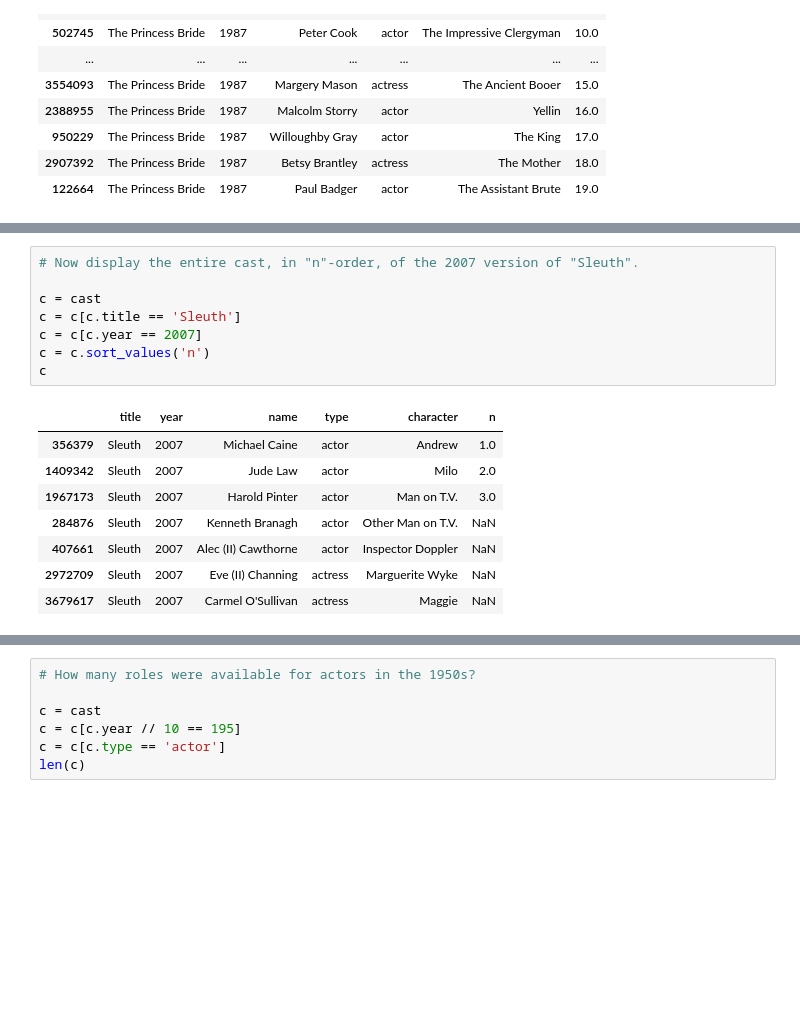
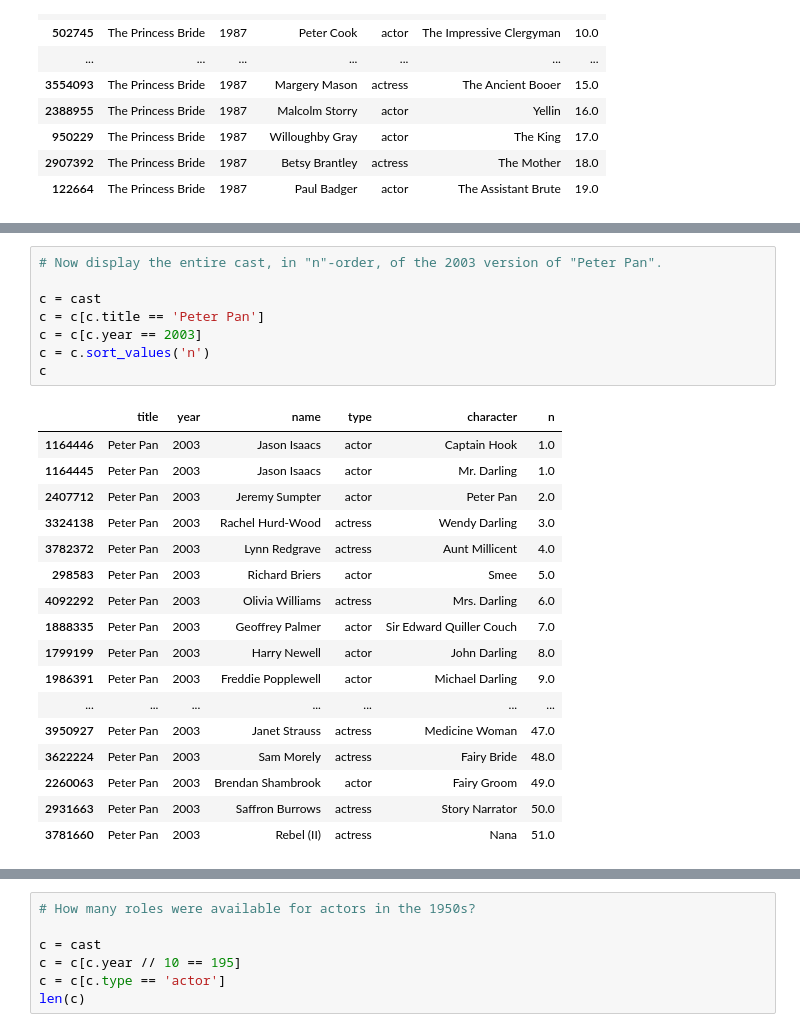
Before and after one commit to nonZero/pycon-pandas-tutorial, a Jupyter notebook: Solutions-1.ipynb, the cells around one changed output, grey strips where cells are left out. Saved outputs shown, nothing was run; the diff lists cells and outputs as text; blank space fills up the shorter version.

```diff
--- a/Solutions-1.ipynb
+++ b/Solutions-1.ipynb
@@ -175,17 +185,26 @@ c
 # %%
-# Now display the entire cast, in "n"-order, of the 2007 version of "Sleuth".
+# Now display the entire cast, in "n"-order, of the 2003 version of "Peter Pan".
 
 c = cast
-c = c[c.title == 'Sleuth']
-c = c[c.year == 2007]
+c = c[c.title == 'Peter Pan']
+c = c[c.year == 2003]
 c = c.sort_values('n')
 c
 # %% [output]
 |  | title | year | name | type | character | n |
-| 356379 | Sleuth | 2007 | Michael Caine | actor | Andrew | 1.0 |
-| 1409342 | Sleuth | 2007 | Jude Law | actor | Milo | 2.0 |
-| 1967173 | Sleuth | 2007 | Harold Pinter | actor | Man on T.V. | 3.0 |
-| 284876 | Sleuth | 2007 | Kenneth Branagh | actor | Other Man on T.V. | NaN |
-| 407661 | Sleuth | 2007 | Alec (II) Cawthorne | actor | Inspector Doppler | NaN |
-| 2972709 | Sleuth | 2007 | Eve (II) Channing | actress | Marguerite Wyke | NaN |
-| 3679617 | Sleuth | 2007 | Carmel O'Sullivan | actress | Maggie | NaN |
+| 1164446 | Peter Pan | 2003 | Jason Isaacs | actor | Captain Hook | 1.0 |
+| 1164445 | Peter Pan | 2003 | Jason Isaacs | actor | Mr. Darling | 1.0 |
+| 2407712 | Peter Pan | 2003 | Jeremy Sumpter | actor | Peter Pan | 2.0 |
+| 3324138 | Peter Pan | 2003 | Rachel Hurd-Wood | actress | Wendy Darling | 3.0 |
+| 3782372 | Peter Pan | 2003 | Lynn Redgrave | actress | Aunt Millicent | 4.0 |
+| 298583 | Peter Pan | 2003 | Richard Briers | actor | Smee | 5.0 |
+| 4092292 | Peter Pan | 2003 | Olivia Williams | actress | Mrs. Darling | 6.0 |
+| 1888335 | Peter Pan | 2003 | Geoffrey Palmer | actor | Sir Edward Quiller Couch | 7.0 |
+| 1799199 | Peter Pan | 2003 | Harry Newell | actor | John Darling | 8.0 |
+| 1986391 | Peter Pan | 2003 | Freddie Popplewell | actor | Michael Darling | 9.0 |
+| ... | ... | ... | ... | ... | ... | ... |
+| 3950927 | Peter Pan | 2003 | Janet Strauss | actress | Medicine Woman | 47.0 |
+| 3622224 | Peter Pan | 2003 | Sam Morely | actress | Fairy Bride | 48.0 |
+| 2260063 | Peter Pan | 2003 | Brendan Shambrook | actor | Fairy Groom | 49.0 |
+| 2931663 | Peter Pan | 2003 | Saffron Burrows | actress | Story Narrator | 50.0 |
+| 3781660 | Peter Pan | 2003 | Rebel (II) | actress | Nana | 51.0 |
```
Also changed, not shown: parts of 17 cells of this notebook, 9 other files.
